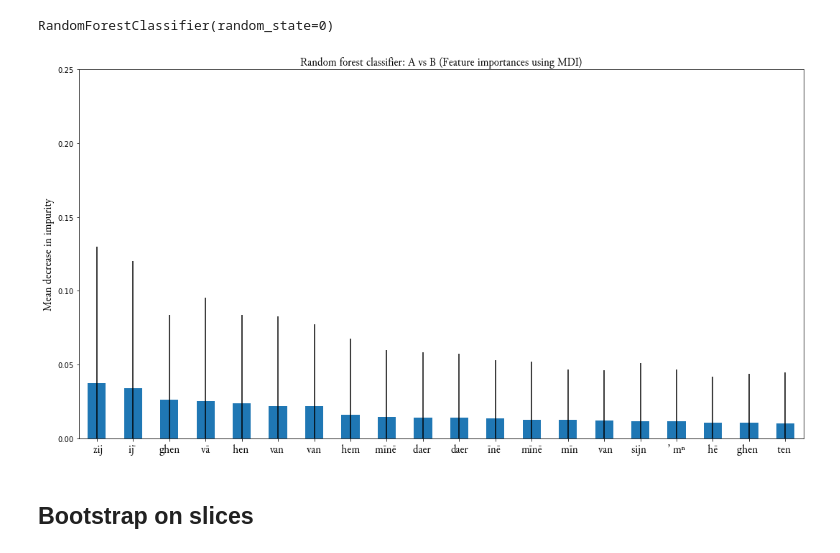
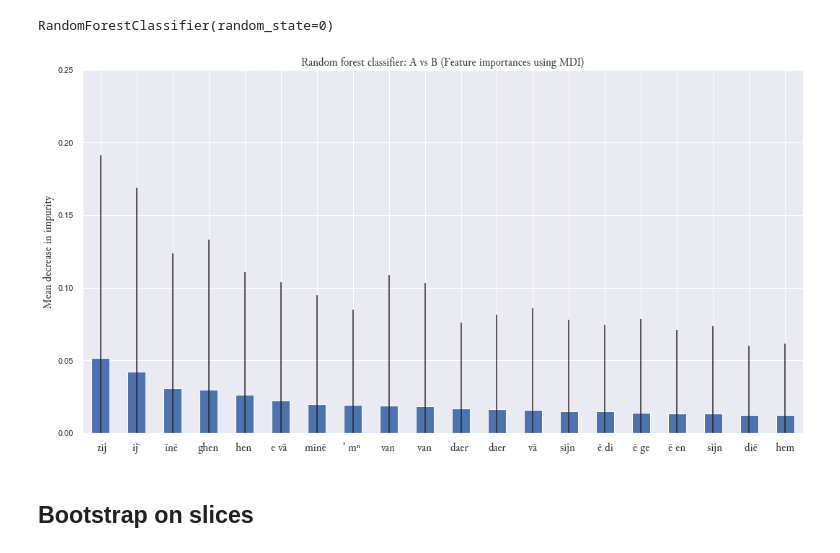
Before and after one commit to WHaverals/hadewijch-scribes, a Jupyter notebook: distance.ipynb, the cells around one changed output. Saved outputs shown, nothing was run; the diff lists cells and outputs as text; code cells hidden in the pictures.

Commit message:
better alignment of slices

```diff
--- a/distance.ipynb
+++ b/distance.ipynb
@@ -84,7 +104,8 @@ ValueError: This sheet is too large! Your sheet size is: 2, 20400 Max sheet size
 # %% [markdown]
 ### 3. Slice the alignment table into equal parts
 # %%
-num_slices = 250
+# set the number of slices you want to take from the alignment table
+num_slices = 100
 # %%
 import numpy as np
 import pandas as pd
@@ -184,22 +206,24 @@ std = std[idxs]
 names = np.array(vec.get_feature_names())[idxs]
 # %%
 forest_importances = pd.Series(importances, index=names)
+sns.set_theme()
 
+# set junicode font for labels (able to render medieval glyphs)
 font = {'family': 'Junicode',
         'size': 15,
         }
 
 fig, ax = plt.subplots(figsize=(15, 8))
 forest_importances.plot.bar(yerr=std, ax=ax, rot=0)
 ax.set_title("Random forest classifier: A vs B (Feature importances using MDI)", fontdict=font)
 ax.set_ylabel("Mean decrease in impurity", fontdict=font)
 ax.set_xticklabels(names, fontdict=font)
 #ax.set_yticklabels(importances, fontdict=font)
 ax.set_ylim((0, .25))
 fig.tight_layout()
 plt.savefig('gfx/features.pdf', transparent=False)
 # %% [output]
-[figure, old version]
+[figure, new version]
 # %% [markdown]
 ## Bootstrap on slices
 # %%
```
Also changed, not shown: parts of 20 cells of this notebook.
